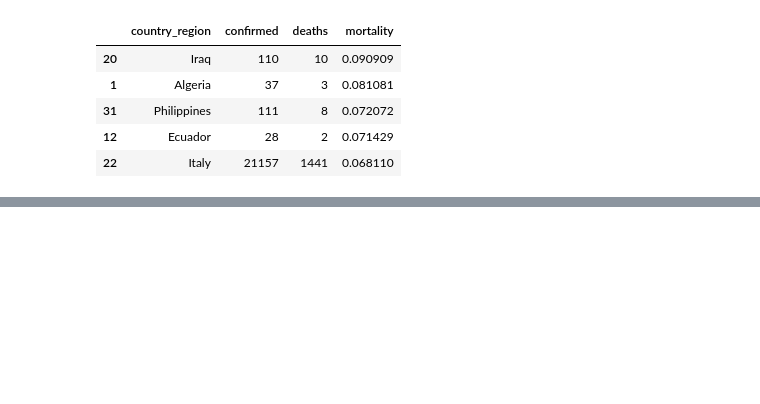
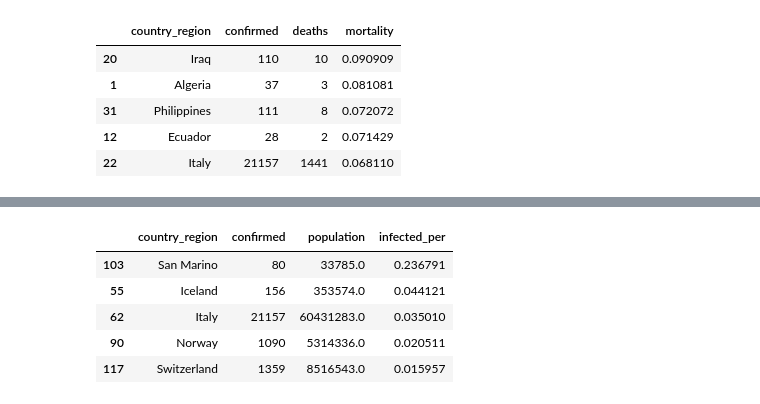
Before and after one commit to SkalskiP/COVID-19, a Jupyter notebook: notebooks/rank-countries-mortality.ipynb, the cells around one changed output, grey strips where cells are left out. Saved outputs shown, nothing was run; the diff lists cells and outputs as text; code cells hidden in the pictures; blank space fills up the shorter version.

```diff
--- a/notebooks/rank-countries-mortality.ipynb
+++ b/notebooks/rank-countries-mortality.ipynb
@@ -28,6 +28,21 @@ COLUMN_NAMES = [
     "date",
     "value"
 ]
+
+POPULATION = "../data/word_bank/population_clean.csv"
+
+COUNTRY_MAPPING = {
+    'Congo, Dem. Rep.': 'Congo (Kinshasa)',
+    'Czech Republic': 'Czechia',
+    'Egypt, Arab Rep.': 'Egypt',
+    'Guyana': 'French Guiana',
+    'Iran, Islamic Rep.': 'Iran',
+    'Korea, Rep.': 'Korea, South',
+    'Russian Federation': 'Russia',
+    'Slovak Republic': 'Slovakia',
+    'United States': 'US',
+    'Venezuela, RB': 'Venezuela'
+}
 # %% [markdown]
 ## 02. Load data
 # %%
@@ -131,0 +151,9 @@ plt.show()
+# %%
+df_day_population.head()
+# %% [output]
+|  | country_region | confirmed | population | infected_per |
+| 103 | San Marino | 80 | 33785.0 | 0.236791 |
+| 55 | Iceland | 156 | 353574.0 | 0.044121 |
+| 62 | Italy | 21157 | 60431283.0 | 0.035010 |
+| 90 | Norway | 1090 | 5314336.0 | 0.020511 |
+| 117 | Switzerland | 1359 | 8516543.0 | 0.015957 |
```
Also changed, not shown: parts of 8 cells of this notebook, 11 other files.
